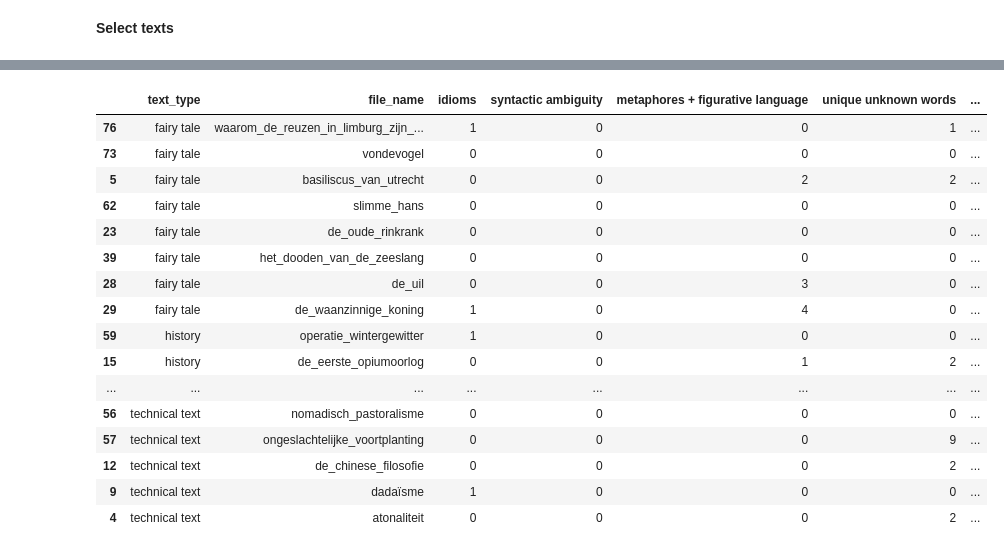
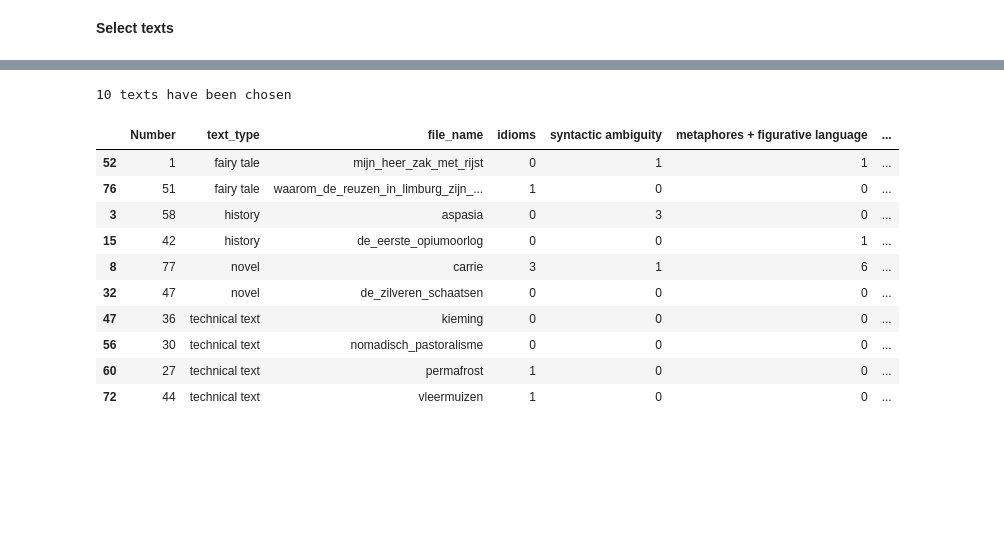
Before and after one commit to saraoe/natural-stories-dutch, a Jupyter notebook: summarize_descriptives.ipynb, the cells around one changed output, grey strips where cells are left out. Saved outputs shown, nothing was run; the diff lists cells and outputs as text; code cells hidden in the pictures; blank space fills up the shorter version.

```diff
--- a/summarize_descriptives.ipynb
+++ b/summarize_descriptives.ipynb
@@ -12,7 +12,7 @@ import seaborn as sns
 descriptives = pd.read_csv("data/corpus_descriptives.csv")
 
 descriptives["text_type"] = [
-    "synopsis" if "synopsis" in text_type else text_type for text_type in descriptives["text_type"]
+    "novel" if "synopsis" in text_type else text_type for text_type in descriptives["text_type"]
     ]
 # %% [markdown]
 ### Plot descriptives
@@ -238,33 +186,39 @@ print(f"{len(chosen_texts_number)} texts have been chosen")
+# %%
+chosen_fairytales = [1, 51]
+chosen_history = [42, 58]
+chosen_novel = [47, 77]
+chosen_technical = [36, 30, 44, 27]
+
+chosen_texts_number = chosen_fairytales + chosen_history + chosen_novel + chosen_technical
+
+print(f"{len(chosen_texts_number)} texts have been chosen")
+# %% [output]
+10 texts have been chosen
 # %%
 cols_to_check = [
+    "Number",
     "text_type",
     "file_name",
     "idioms",
     "syntactic ambiguity",
     "metaphores + figurative language",
     "unique unknown words",
     "type of language"
 ]
 
 descriptives[descriptives["Number"].isin(chosen_texts_number)][cols_to_check].sort_values(by="text_type")
 # %% [output]
-|  | text_type | file_name | idioms | syntactic ambiguity | metaphores + figurative language | unique unknown words | ... |
-| 76 | fairy tale | waarom_de_reuzen_in_limburg_zijn_... | 1 | 0 | 0 | 1 | ... |
-| 73 | fairy tale | vondevogel | 0 | 0 | 0 | 0 | ... |
-| 5 | fairy tale | basiliscus_van_utrecht | 0 | 0 | 2 | 2 | ... |
-| 62 | fairy tale | slimme_hans | 0 | 0 | 0 | 0 | ... |
-| 23 | fairy tale | de_oude_rinkrank | 0 | 0 | 0 | 0 | ... |
-| 39 | fairy tale | het_dooden_van_de_zeeslang | 0 | 0 | 0 | 0 | ... |
-| 28 | fairy tale | de_uil | 0 | 0 | 3 | 0 | ... |
-| 29 | fairy tale | de_waanzinnige_koning | 1 | 0 | 4 | 0 | ... |
-| 59 | history | operatie_wintergewitter | 1 | 0 | 0 | 0 | ... |
-| 15 | history | de_eerste_opiumoorlog | 0 | 0 | 1 | 2 | ... |
-| ... | ... | ... | ... | ... | ... | ... | ... |
-| 56 | technical text | nomadisch_pastoralisme | 0 | 0 | 0 | 0 | ... |
-| 57 | technical text | ongeslachtelijke_voortplanting | 0 | 0 | 0 | 9 | ... |
-| 12 | technical text | de_chinese_filosofie | 0 | 0 | 0 | 2 | ... |
-| 9 | technical text | dadaïsme | 1 | 0 | 0 | 0 | ... |
-| 4 | technical text | atonaliteit | 0 | 0 | 0 | 2 | ... |
+|  | Number | text_type | file_name | idioms | syntactic ambiguity | metaphores + figurative language | ... |
+| 52 | 1 | fairy tale | mijn_heer_zak_met_rijst | 0 | 1 | 1 | ... |
+| 76 | 51 | fairy tale | waarom_de_reuzen_in_limburg_zijn_... | 1 | 0 | 0 | ... |
+| 3 | 58 | history | aspasia | 0 | 3 | 0 | ... |
+| 15 | 42 | history | de_eerste_opiumoorlog | 0 | 0 | 1 | ... |
+| 8 | 77 | novel | carrie | 3 | 1 | 6 | ... |
+| 32 | 47 | novel | de_zilveren_schaatsen | 0 | 0 | 0 | ... |
+| 47 | 36 | technical text | kieming | 0 | 0 | 0 | ... |
+| 56 | 30 | technical text | nomadisch_pastoralisme | 0 | 0 | 0 | ... |
+| 60 | 27 | technical text | permafrost | 1 | 0 | 0 | ... |
+| 72 | 44 | technical text | vleermuizen | 1 | 0 | 0 | ... |
 # %%
 plot_parameters = [
         "idioms",
```
Also changed, not shown: parts of 9 cells of this notebook, 8 other files.
